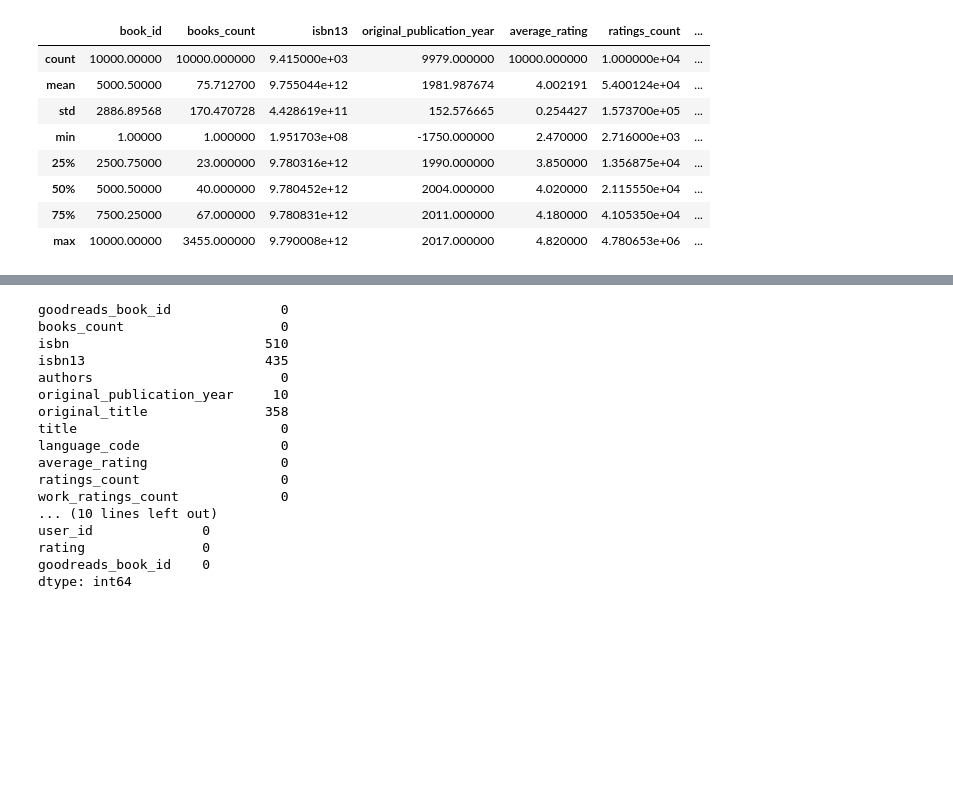
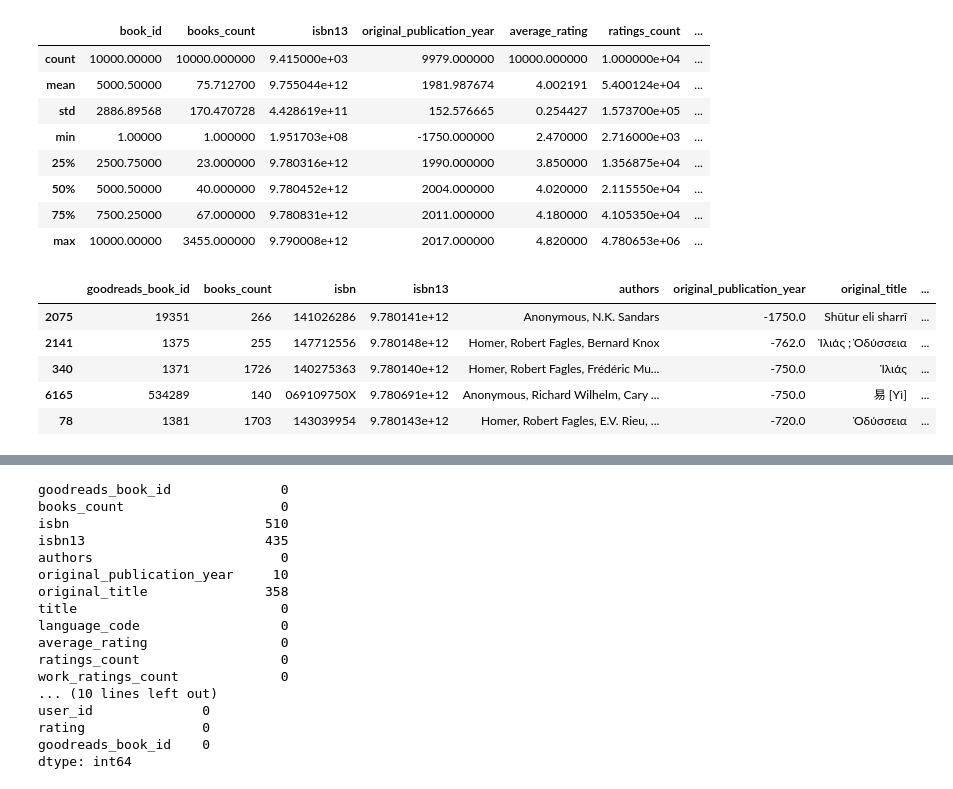
Before and after one commit to ColinB19/BookRecommender, a Jupyter notebook: exploratory_analysis_v2.ipynb, the cells around one changed output, grey strips where cells are left out. Cells and saved outputs as stored; diff of their text form; code cells hidden in the pictures; blank space fills up the shorter version.

```diff
--- a/exploratory_analysis_v2.ipynb
+++ b/exploratory_analysis_v2.ipynb
@@ -76,3 +88,13 @@ books.describe()
 | 50% | 5000.50000 | 40.000000 | 9.780452e+12 | 2004.000000 | 4.020000 | 2.115550e+04 | ... |
 | 75% | 7500.25000 | 67.000000 | 9.780831e+12 | 2011.000000 | 4.180000 | 4.105350e+04 | ... |
 | max | 10000.00000 | 3455.000000 | 9.790008e+12 | 2017.000000 | 4.820000 | 4.780653e+06 | ... |
+# %%
+# there's clearly something going on with pub year. Let's take a closer look
+books.sort_values('original_publication_year',ascending = True).head()
+# %% [output]
+|  | goodreads_book_id | books_count | isbn | isbn13 | authors | original_publication_year | original_title | ... |
+| 2075 | 19351 | 266 | 141026286 | 9.780141e+12 | Anonymous, N.K. Sandars | -1750.0 | Shūtur eli sharrī | ... |
+| 2141 | 1375 | 255 | 147712556 | 9.780148e+12 | Homer, Robert Fagles, Bernard Knox | -762.0 | Ἰλιάς ; Ὀδύσσεια | ... |
+| 340 | 1371 | 1726 | 140275363 | 9.780140e+12 | Homer, Robert Fagles, Frédéric Mu... | -750.0 | Ἰλιάς | ... |
+| 6165 | 534289 | 140 | 069109750X | 9.780691e+12 | Anonymous, Richard Wilhelm, Cary ... | -750.0 | 易 [Yì] | ... |
+| 78 | 1381 | 1703 | 143039954 | 9.780143e+12 | Homer, Robert Fagles, E.V. Rieu, ... | -720.0 | Ὀδύσσεια | ... |
```
Also changed, not shown: parts of 6 cells of this notebook.
